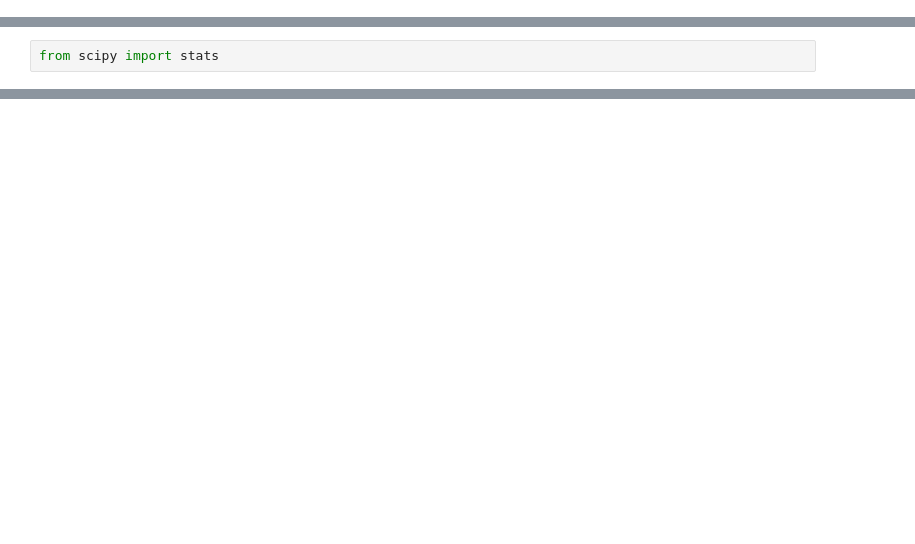
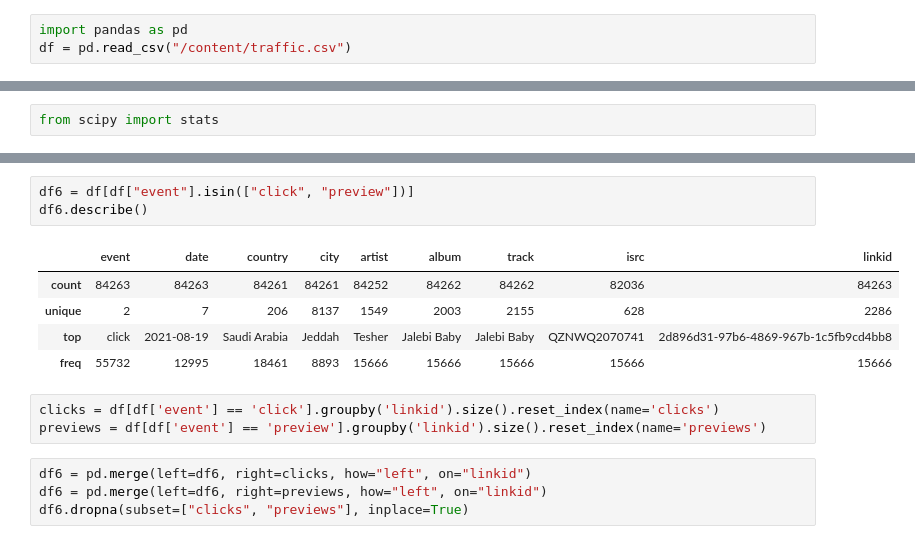
Before and after one commit to joyinning/python_practice_business_analysis, a Jupyter notebook: Website_Traffic_Analysis.ipynb, the cells around one changed output, grey strips where cells are left out. Saved outputs shown, nothing was run; the diff lists cells and outputs as text; blank space fills up the shorter version.

```diff
--- a/Website_Traffic_Analysis.ipynb
+++ b/Website_Traffic_Analysis.ipynb
@@ -22,3 +12,6 @@ df.shape
+# %%
+import pandas as pd
+df = pd.read_csv("/content/traffic.csv")
 # %%
 df.info()
 # %% [output]
@@ -105,0 +328,16 @@ So the sample mean is equal to the population mean (732).
+# %%
+df6 = df[df["event"].isin(["click", "preview"])]
+df6.describe()
+# %% [output]
+|  | event | date | country | city | artist | album | track | isrc | linkid |
+| count | 84263 | 84263 | 84261 | 84261 | 84252 | 84262 | 84262 | 82036 | 84263 |
+| unique | 2 | 7 | 206 | 8137 | 1549 | 2003 | 2155 | 628 | 2286 |
+| top | click | 2021-08-19 | Saudi Arabia | Jeddah | Tesher | Jalebi Baby | Jalebi Baby | QZNWQ2070741 | 2d896d31-97b6-4869-967b-1c5fb9cd4bb8 |
+| freq | 55732 | 12995 | 18461 | 8893 | 15666 | 15666 | 15666 | 15666 | 15666 |
+# %%
+clicks = df[df['event'] == 'click'].groupby('linkid').size().reset_index(name='clicks')
+previews = df[df['event'] == 'preview'].groupby('linkid').size().reset_index(name='previews')
+# %%
+df6 = pd.merge(left=df6, right=clicks, how="left", on="linkid")
+df6 = pd.merge(left=df6, right=previews, how="left", on="linkid")
+df6.dropna(subset=["clicks", "previews"], inplace=True)
```
Also changed, not shown: parts of 77 cells of this notebook.
